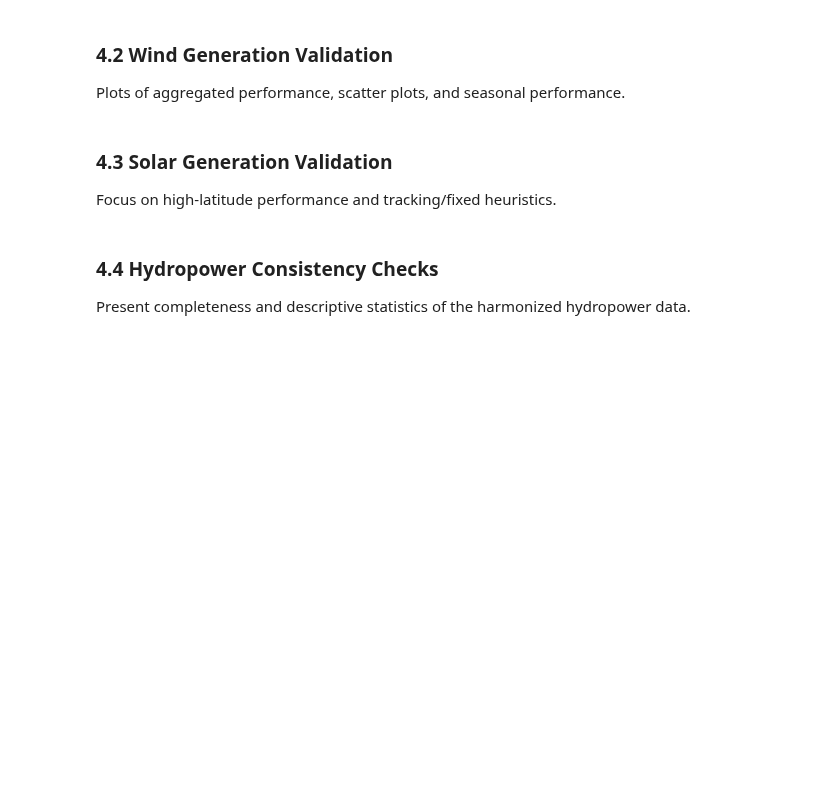
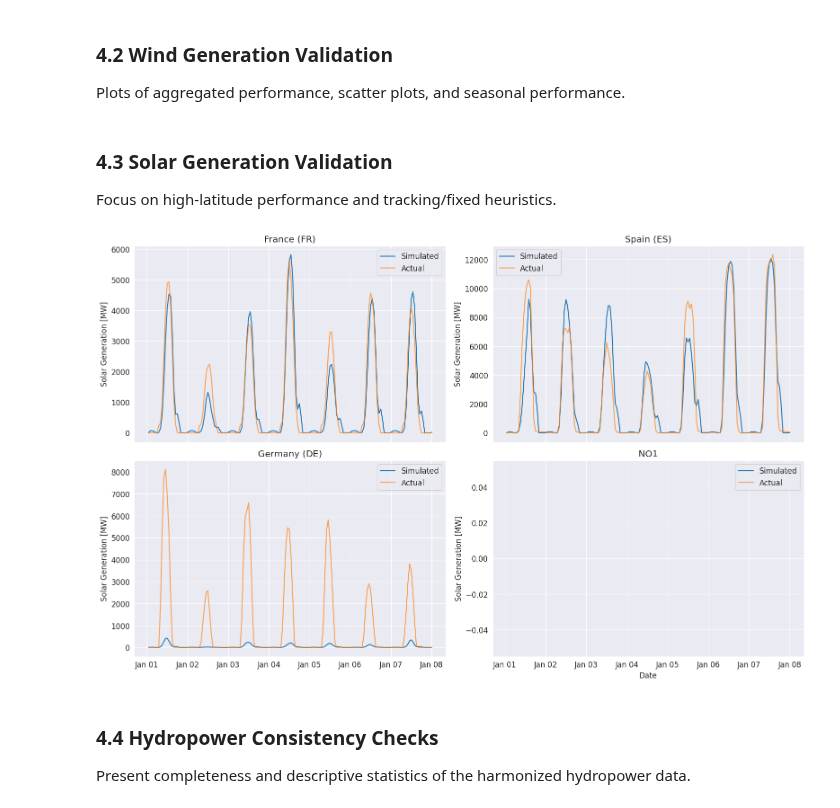
Before and after one commit to EmilBruvik/CERFRES, a Jupyter notebook: notebooks/validation.ipynb, the cells around one changed output. Cells and saved outputs as stored; diff of their text form; code cells hidden in the pictures; blank space fills up the shorter version.

```diff
--- a/notebooks/validation.ipynb
+++ b/notebooks/validation.ipynb
@@ -157,6 +281,45 @@ Plots of aggregated performance, scatter plots, and seasonal performance.
 # %% [markdown]
 ### 4.3 Solar Generation Validation
 Focus on high-latitude performance and tracking/fixed heuristics.
+# %%
+countries_to_plot = ['France (FR)', 'Spain (ES)', 'Germany (DE)', 'NO1']
+fig, axes = plt.subplots(2, 2, figsize=(16, 10), sharex=True)
+axes = axes.flatten()
+
+for i, country in enumerate(countries_to_plot):
+    # Simulated solar
+    sim = ds['pv_power_mw'].sel(area=country).to_pandas()
+    # Actual solar
+    act = df_actual.loc[
+        (df_actual['AreaDisplayName'] == country) &
+        (df_actual['ProductionType'].str.contains('Solar', case=False, na=False))
+    ].copy()
+    act = act.groupby('DateTime(UTC)')['ActualGenerationOutput[MW]'].sum()
+    act.index = pd.to_datetime(act.index)
+    sim.index = pd.to_datetime(sim.index)
+    # Restrict to first week
+    week_start = sim.index.min()
+    week_end = week_start + pd.Timedelta(days=7)
+    sim = sim.loc[(sim.index >= week_start) & (sim.index < week_end)]
+    act = act.loc[(act.index >= week_start) & (act.index < week_end)]
+    # Align indices
+    common_idx = sim.index.intersection(act.index)
+    sim = sim.loc[common_idx]
+    act = act.loc[common_idx]
+
+    axes[i].plot(sim, label='Simulated', color='tab:blue')
+    axes[i].plot(act, label='Actual', color='tab:orange', alpha=0.7)
+    axes[i].set_title(country)
+    axes[i].set_ylabel('Solar Generation [MW]')
+    axes[i].legend()
+    axes[i].xaxis.set_major_locator(mdates.DayLocator())
+    axes[i].xaxis.set_major_formatter(mdates.DateFormatter('%b %d'))
+
+plt.tight_layout()
+plt.xlabel('Date')
+plt.show()
+# %% [output]
+[figure, added]
 # %% [markdown]
 ### 4.4 Hydropower Consistency Checks
 Present completeness and descriptive statistics of the harmonized hydropower data.
```
Also changed, not shown: parts of 10 cells of this notebook, 1 other file.
